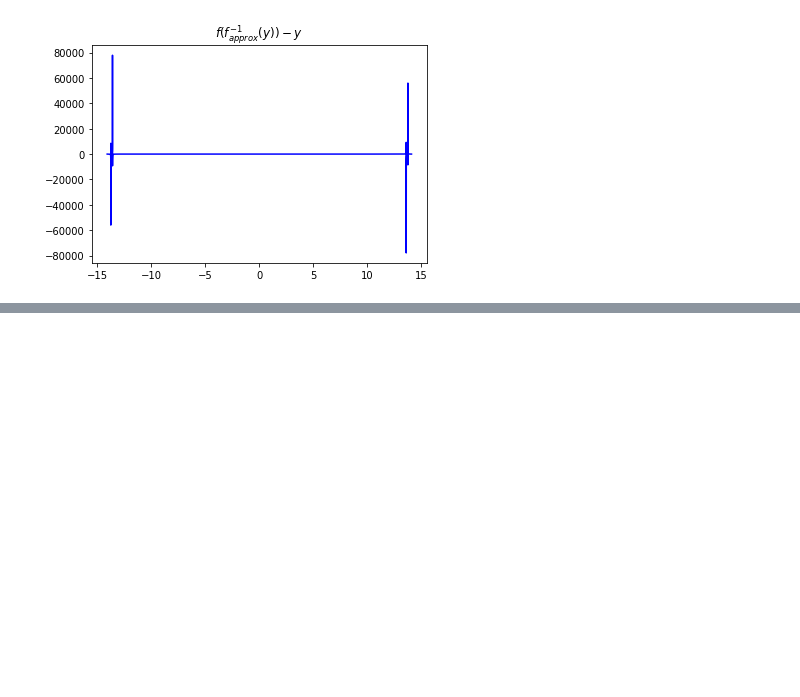
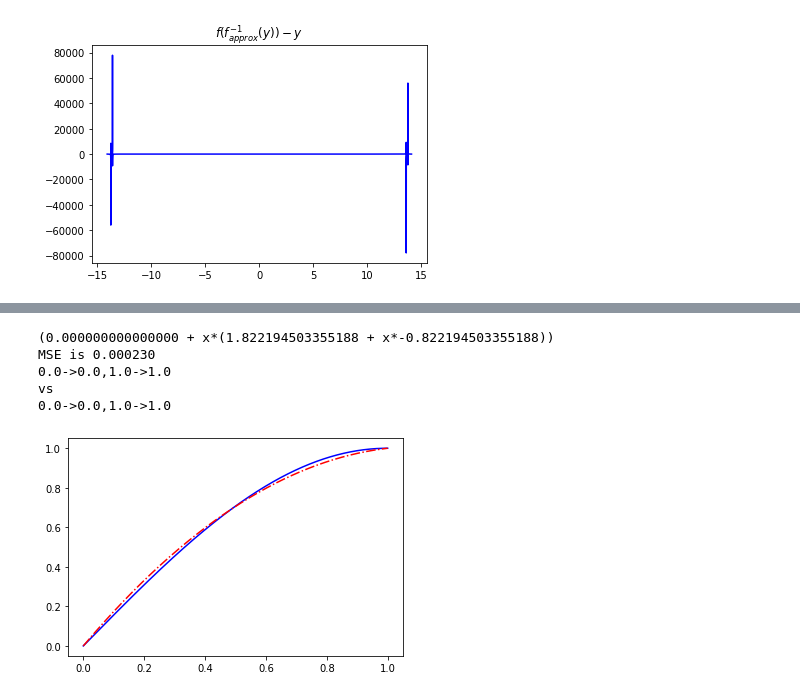
Before and after one commit to mds2/simple-polynomial-function-approximation, a Jupyter notebook: poly approx.ipynb, the cells around one changed output, grey strips where cells are left out. Drawn from its saved outputs; the diff is of its cells as text; code cells hidden in the pictures; blank space fills up the shorter version.

```diff
--- a/poly approx.ipynb
+++ b/poly approx.ipynb
@@ -912,0 +920,9 @@ f(f_inv(y)) round trip mse is 279470.68389871035
+# %%
+solve_with_constraints(lambda x: np.sin(x*np.pi*0.5), 2)
+# %% [output]
+(0.000000000000000 + x*(1.822194503355188 + x*-0.822194503355188))
+MSE is 0.000230
+0.0->0.0,1.0->1.0
+vs
+0.0->0.0,1.0->1.0
+[figure, added]
```
Also changed, not shown: parts of 3 cells of this notebook, 1 other file.
